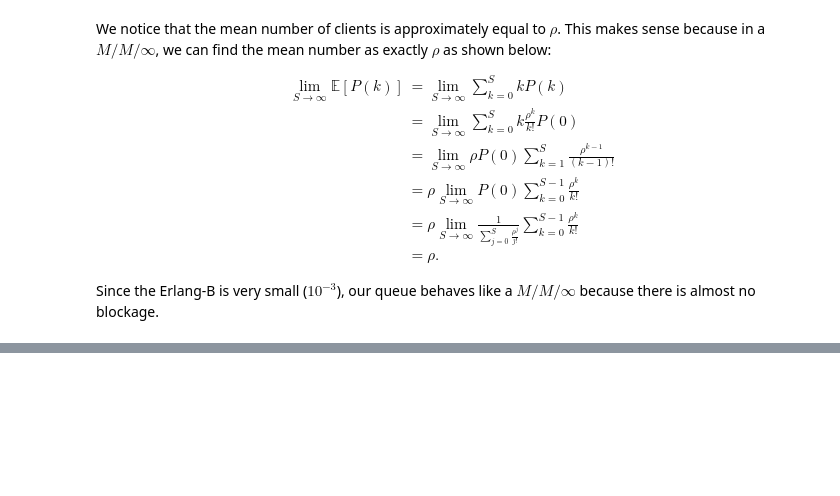
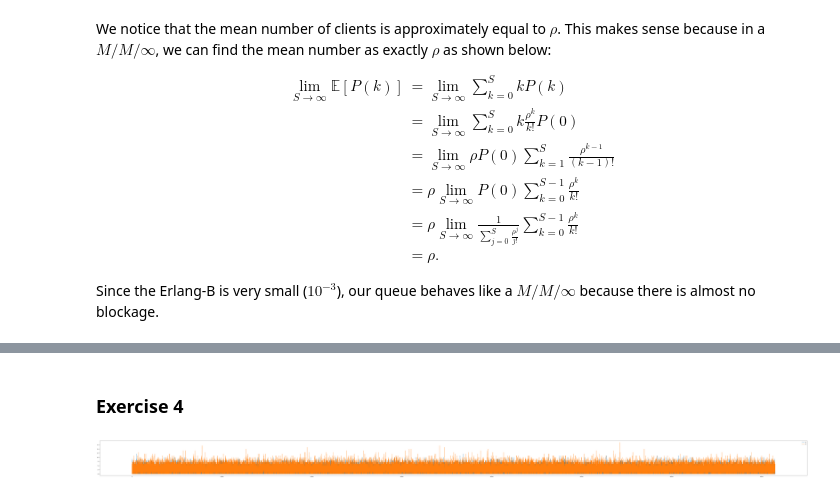
Before and after one commit to Vinschers/queueing-theory, a Jupyter notebook: Project2_DUTRA_VICENTIN.ipynb, the cells around one changed output, grey strips where cells are left out. Saved outputs shown, nothing was run; the diff lists cells and outputs as text; code cells hidden in the pictures; blank space fills up the shorter version.

```diff
--- a/Project2_DUTRA_VICENTIN.ipynb
+++ b/Project2_DUTRA_VICENTIN.ipynb
@@ -91,0 +150,15 @@ Since the Erlang-B is very small ($10^{-3}$), our queue behaves like a $M / M /
+# %% [markdown]
+### Exercise 4
+# %%
+def sample_exp(lamb):
+    U = np.random.rand()
+    return - np.log(U) / lamb
+
+
+def sample_class(p: np.array):
+    if np.abs(np.sum(p) - 1) > 1e-10:
+        p = p / p.sum()
+
+    cum_probs = np.cumsum(p)
+    U = np.random.rand()
+    return np.argmax(U < cum_probs)
@@ -91,0 +198,20 @@ Since the Erlang-B is very small ($10^{-3}$), our queue behaves like a $M / M /
+# %%
+S = 10
+mu_1 = 2
+mu_2 = 1
+lambda_1 = 4
+lambda_2 = 3
+
+t_max = 1_000_000
+
+x, T = markov(S, mu_1, mu_2, lambda_1, lambda_2, t_max)
+# %%
+plt.figure(figsize=(120, 6))
+
+plt.step(T, x[:, 0], where="post", label="$q_1$")
+plt.step(T, x[:, 1], where="post", label="$q_2$")
+
+plt.legend()
+plt.show()
+# %% [output]
+[figure, added]
```
Also changed, not shown: parts of 16 cells of this notebook, 1 other file.
